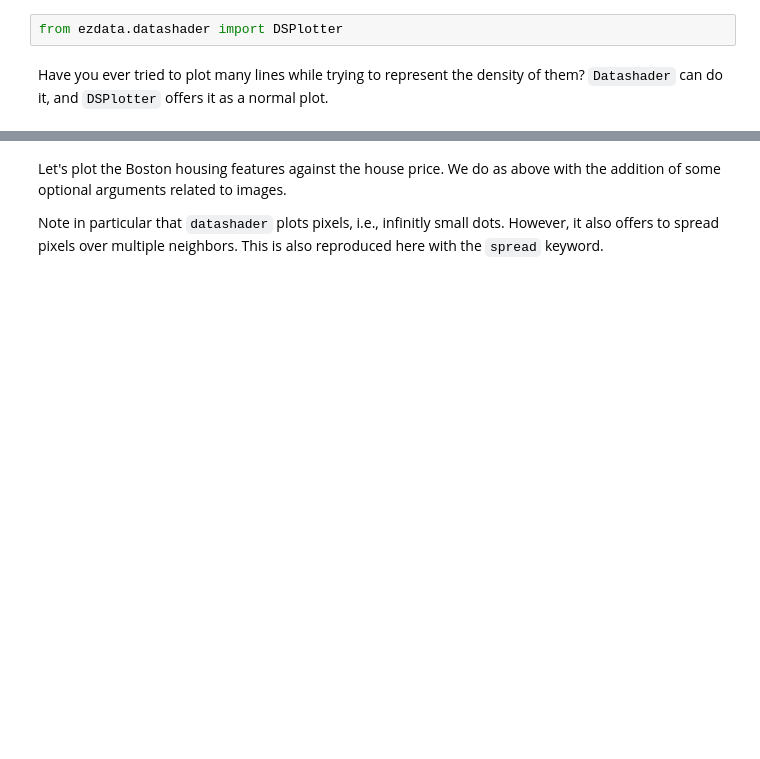
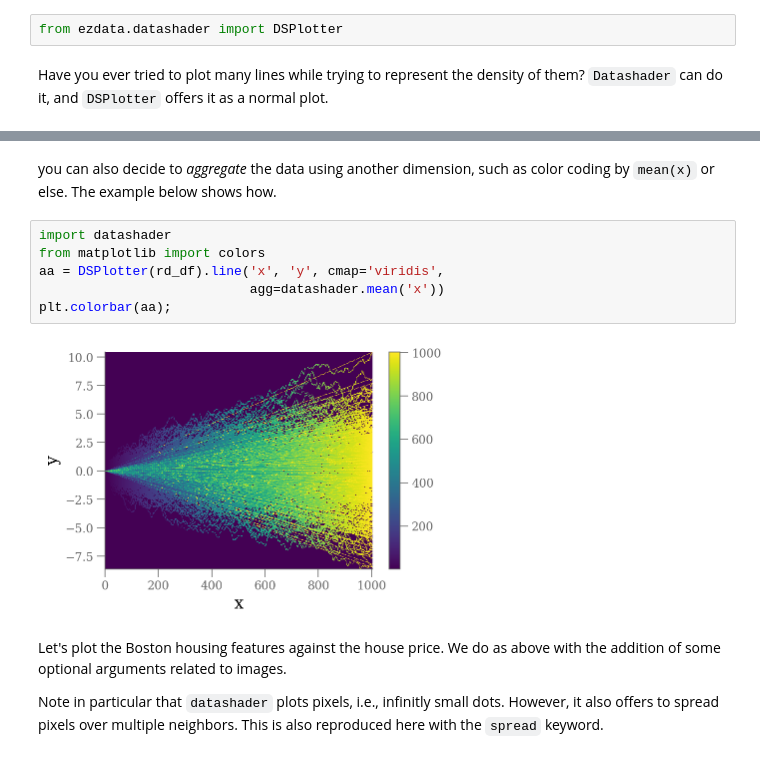
Before and after one commit to mfouesneau/ezdata, a Jupyter notebook: examples/examples.ipynb, the cells around one changed output, grey strips where cells are left out. Cells and saved outputs as stored; diff of their text form; blank space fills up the shorter version.

```diff
--- a/examples/examples.ipynb
+++ b/examples/examples.ipynb
@@ -218,3 +218,13 @@ plt.colorbar(aa);
+# %% [markdown]
+you can also decide to _aggregate_ the data using another dimension, such as color coding by `mean(x)` or else. The example below shows how.
+# %%
+import datashader
+from matplotlib import colors
+aa = DSPlotter(rd_df).line('x', 'y', cmap='viridis',
+                           agg=datashader.mean('x'))
+plt.colorbar(aa);
+# %% [output]
+[figure, added]
 # %% [markdown]
 Let's plot the Boston housing features against the house price.
 We do as above with the addition of some optional arguments related to images.
```
Also changed, not shown: parts of 5 cells of this notebook, 1 other file.
